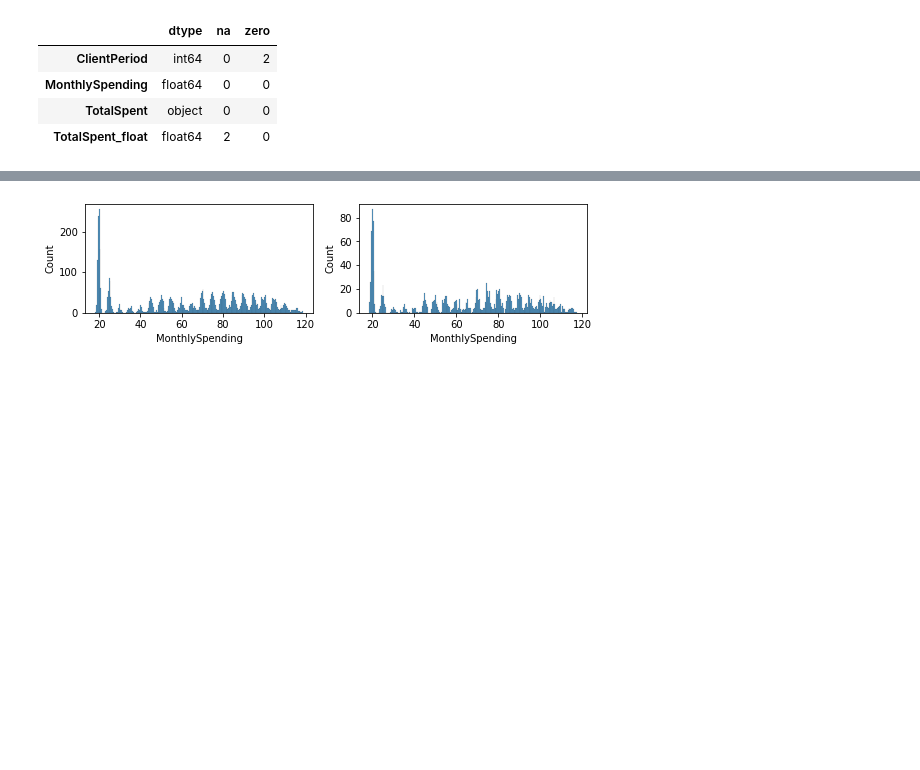
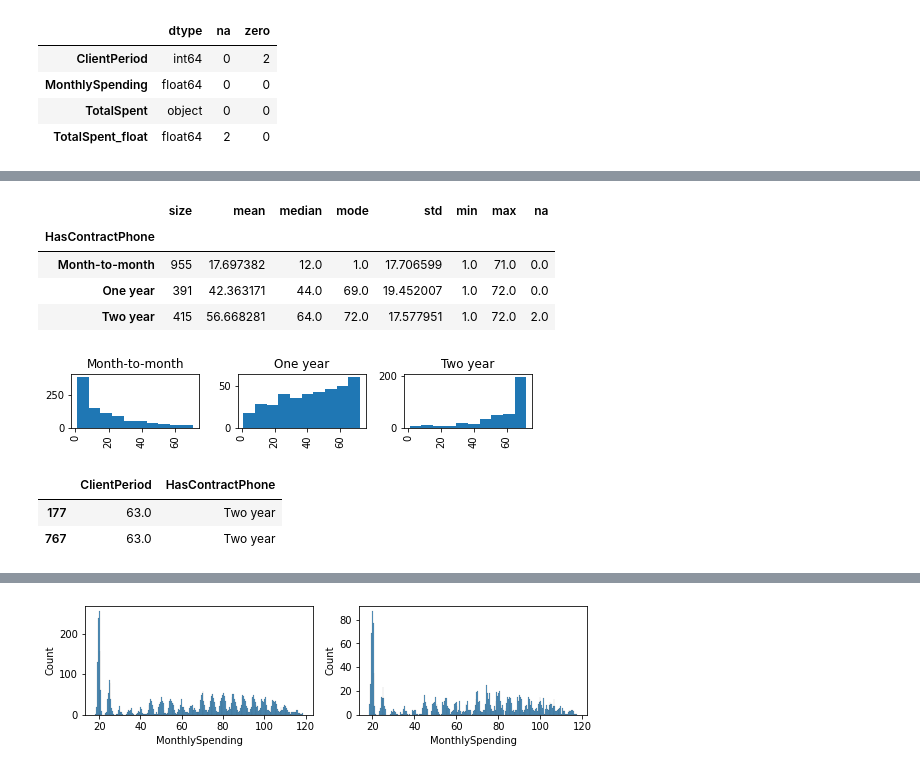
Before and after one commit to MitrofanovDmitry/study, a Jupyter notebook: practice/60 customer churn (dls)/3.ipynb, the cells around one changed output, grey strips where cells are left out. Saved outputs shown, nothing was run; the diff lists cells and outputs as text; code cells hidden in the pictures; blank space fills up the shorter version.

```diff
--- a/practice/60 customer churn (dls)/3.ipynb
+++ b/practice/60 customer churn (dls)/3.ipynb
@@ -82,0 +103,9 @@ pd.DataFrame({'dtype': data.dtypes, 'na': data.isna().sum(), 'zero': (data == 0)
+# %%
+client_period(pd.read_csv('./test.csv'))
+# %% [output]
+|  | size | mean | median | mode | std | min | max | na |
+| HasContractPhone |  |  |  |  |  |  |  |  |
+| Month-to-month | 955 | 17.697382 | 12.0 | 1.0 | 17.706599 | 1.0 | 71.0 | 0.0 |
+| One year | 391 | 42.363171 | 44.0 | 69.0 | 19.452007 | 1.0 | 72.0 | 0.0 |
+| Two year | 415 | 56.668281 | 64.0 | 72.0 | 17.577951 | 1.0 | 72.0 | 2.0 |
+[figure, added]
@@ -82,0 +119,6 @@ pd.DataFrame({'dtype': data.dtypes, 'na': data.isna().sum(), 'zero': (data == 0)
+# %%
+replace_missing_client_period(pd.read_csv('./test.csv'))
+# %% [output]
+|  | ClientPeriod | HasContractPhone |
+| 177 | 63.0 | Two year |
+| 767 | 63.0 | Two year |
```
Also changed, not shown: parts of 24 cells of this notebook, 4 other files.
